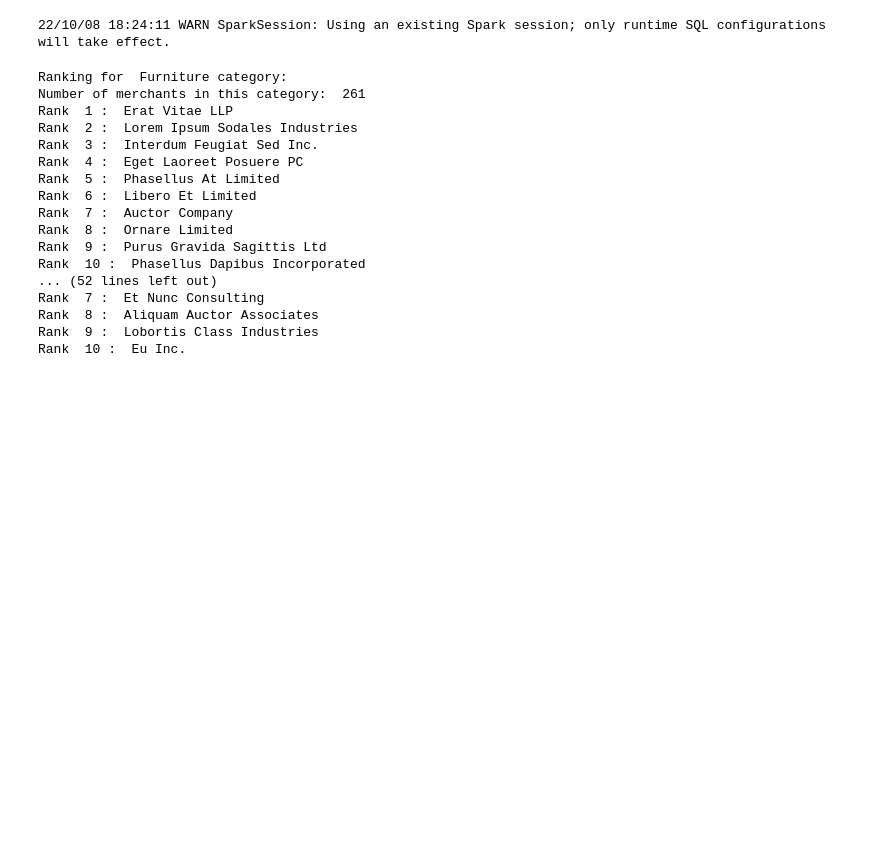
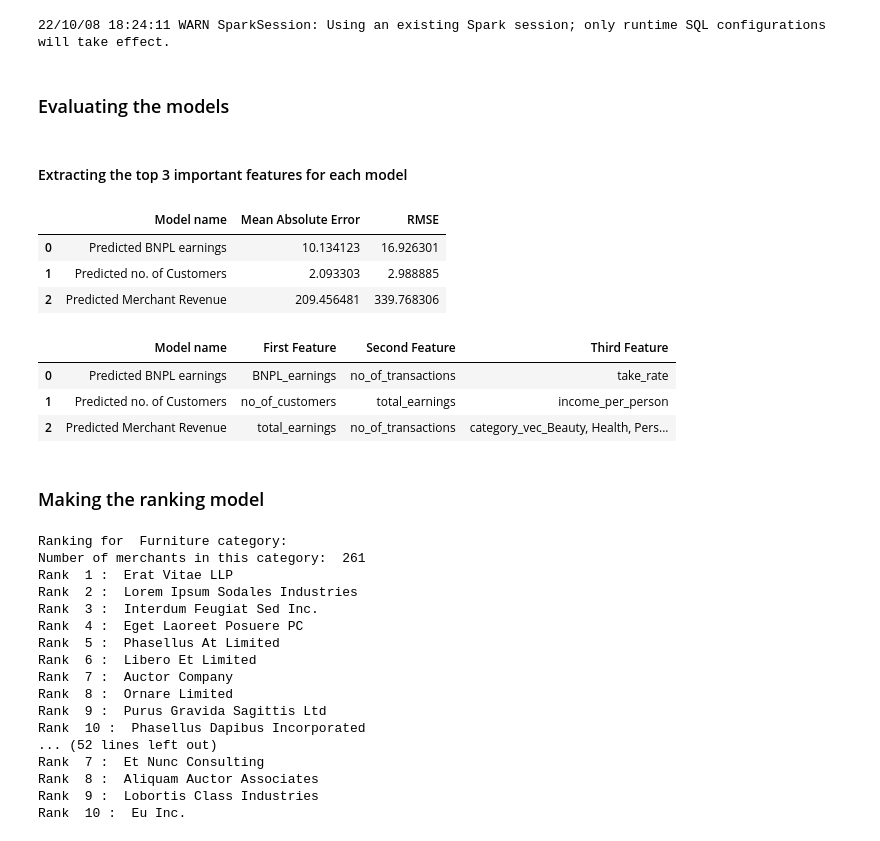
Before and after one commit to MAST30034-Applied-Data-Science/generic-buy-now-pay-later-project-group-10-bnpl, a Jupyter notebook: notebooks/FINAL SUMMARY.ipynb, the cells around one changed output. Saved outputs shown, nothing was run; the diff lists cells and outputs as text; code cells hidden in the pictures; blank space fills up the shorter version.

Commit message:
Print the metrics and important features

```diff
--- a/notebooks/FINAL SUMMARY.ipynb
+++ b/notebooks/FINAL SUMMARY.ipynb
@@ -299,3 +313,7 @@ Distribution of Income
 %run "../scripts/fraud_feature.py" '../scripts/paths.json'
 # %% [output]
 22/10/08 18:24:11 WARN SparkSession: Using an existing Spark session; only runtime SQL configurations will take effect.
+# %% [markdown]
+### Evaluating the models
+# %% [markdown]
+#### Extracting the top 3 important features for each model
@@ -302,3 +322,19 @@ Distribution of Income
+# %%
+metrics_df
+# %% [output]
+|  | Model name | Mean Absolute Error | RMSE |
+| 0 | Predicted BNPL earnings | 10.134123 | 16.926301 |
+| 1 | Predicted no. of Customers | 2.093303 | 2.988885 |
+| 2 | Predicted Merchant Revenue | 209.456481 | 339.768306 |
+# %%
+feature_df
+# %% [output]
+|  | Model name | First Feature | Second Feature | Third Feature |
+| 0 | Predicted BNPL earnings | BNPL_earnings | no_of_transactions | take_rate |
+| 1 | Predicted no. of Customers | no_of_customers | total_earnings | income_per_person |
+| 2 | Predicted Merchant Revenue | total_earnings | no_of_transactions | category_vec_Beauty, Health, Pers... |
+# %% [markdown]
+### Making the ranking model
 # %%
 # take list of values as weights for fraud, transactions, revenue, customer, take rate
 %run '../scripts/ranking_model.py' 4,2,1,3,5
```
Also changed, not shown: parts of 5 cells of this notebook, 4 other files.
